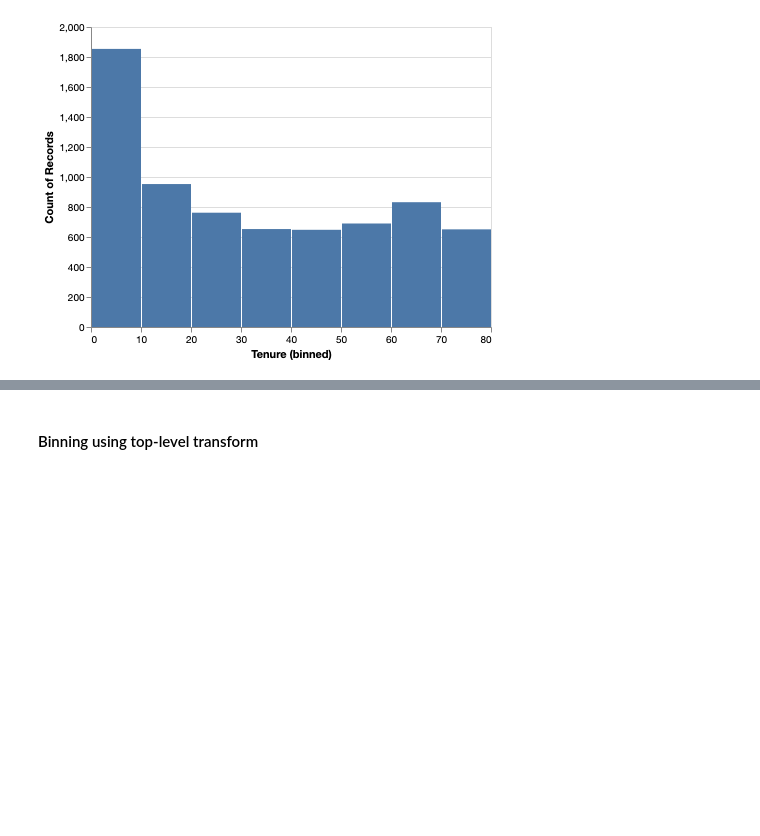
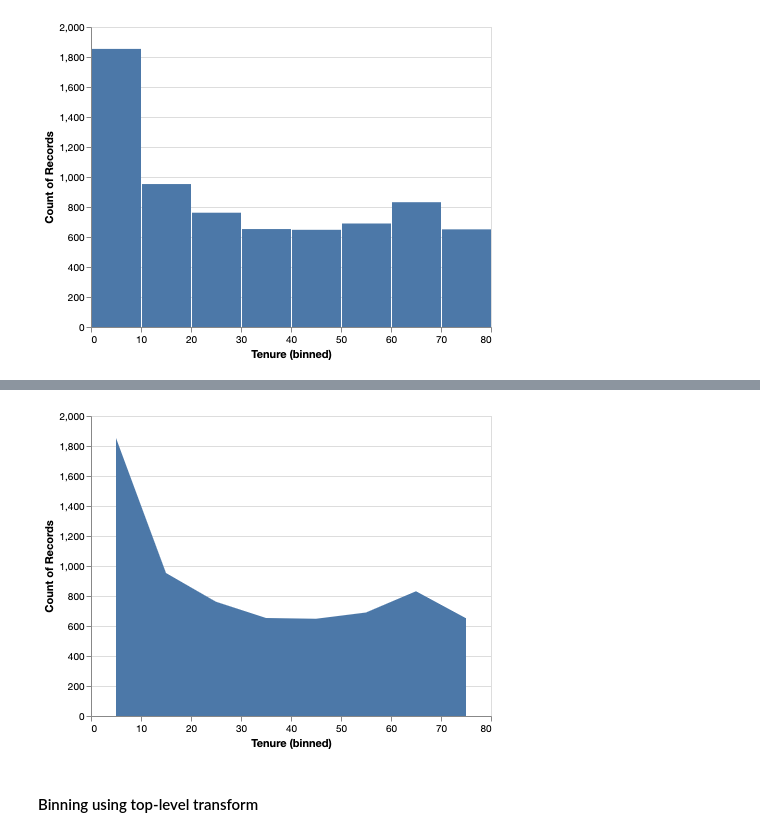
Before and after one commit to amitkaps/data-vis-python, a Jupyter notebook: 02-Basics.ipynb, the cells around one changed output, grey strips where cells are left out. Saved outputs shown, nothing was run; the diff lists cells and outputs as text; code cells hidden in the pictures; blank space fills up the shorter version.

```diff
--- a/02-Basics.ipynb
+++ b/02-Basics.ipynb
@@ -109,3 +136,10 @@ alt.Chart(df).mark_bar().encode(
+# %%
+alt.Chart(df).mark_area().encode(
+    alt.X("Tenure:Q", bin=True),
+    alt.Y("count()")
+)
+# %% [output]
+[figure, added]
 # %% [markdown]
 #### Binning using top-level transform
 # %%
```
Also changed, not shown: parts of 9 cells of this notebook, 6 other files.
